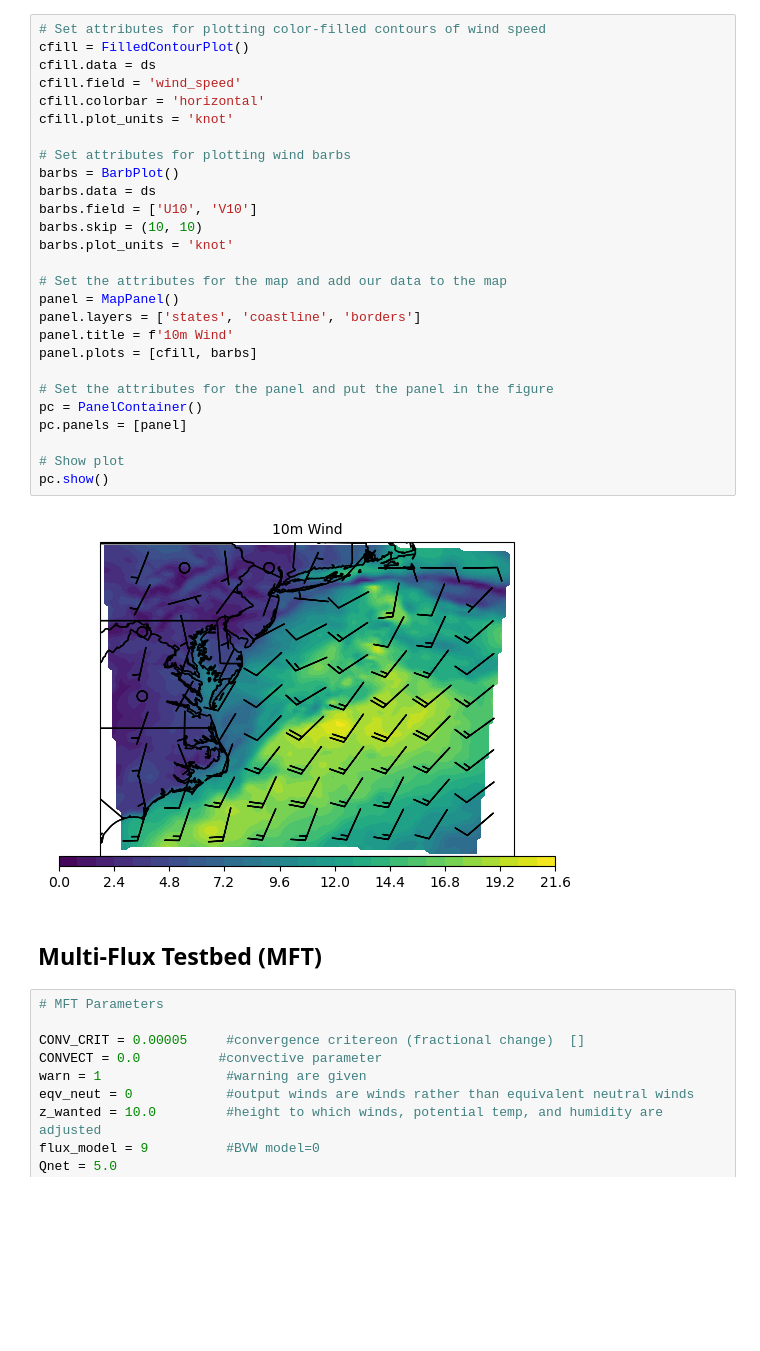
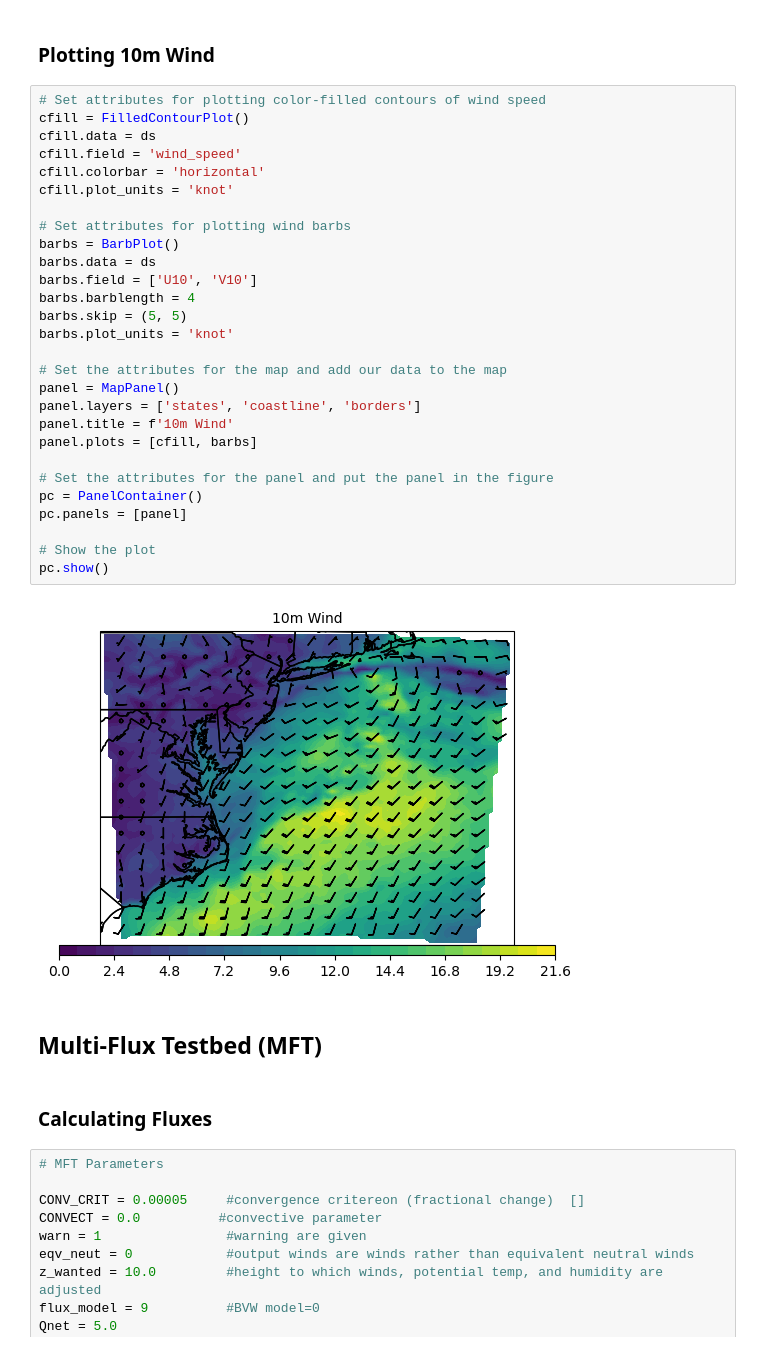
Before and after one commit to mcastells/netcdf-cartopy-demo, a Jupyter notebook: demo.ipynb, the cells around one changed output. Saved outputs shown, nothing was run; the diff lists cells and outputs as text; blank space fills up the shorter version.

```diff
--- a/demo.ipynb
+++ b/demo.ipynb
@@ -77,37 +80,42 @@ Coordinates:
   * lat        (lat) float32 32.76 32.85 32.95 33.04 ... 41.76 41.85 41.94 42.04
   * lon        (lon) float32 -79.25 -79.13 -79.0 -78.88 ... -67.27 -67.14 -67.02
     metpy_crs  object Projection: latitude_longitude
+# %% [markdown]
+### Plotting 10m Wind
 # %%
 # Set attributes for plotting color-filled contours of wind speed
 cfill = FilledContourPlot()
 cfill.data = ds
 cfill.field = 'wind_speed'
 cfill.colorbar = 'horizontal'
 cfill.plot_units = 'knot'
 
 # Set attributes for plotting wind barbs
 barbs = BarbPlot()
 barbs.data = ds
 barbs.field = ['U10', 'V10']
-barbs.skip = (10, 10)
+barbs.barblength = 4
+barbs.skip = (5, 5)
 barbs.plot_units = 'knot'
 
 # Set the attributes for the map and add our data to the map
 panel = MapPanel()
 panel.layers = ['states', 'coastline', 'borders']
 panel.title = f'10m Wind'
 panel.plots = [cfill, barbs]
 
 # Set the attributes for the panel and put the panel in the figure
 pc = PanelContainer()
 pc.panels = [panel]
 
-# Show plot
+# Show the plot
 pc.show()
 # %% [output]
-[figure, old version]
+[figure, new version]
 # %% [markdown]
 ## Multi-Flux Testbed (MFT)
+# %% [markdown]
+### Calculating Fluxes
 # %%
 # MFT Parameters
 
```
Also changed, not shown: parts of 10 cells of this notebook.
